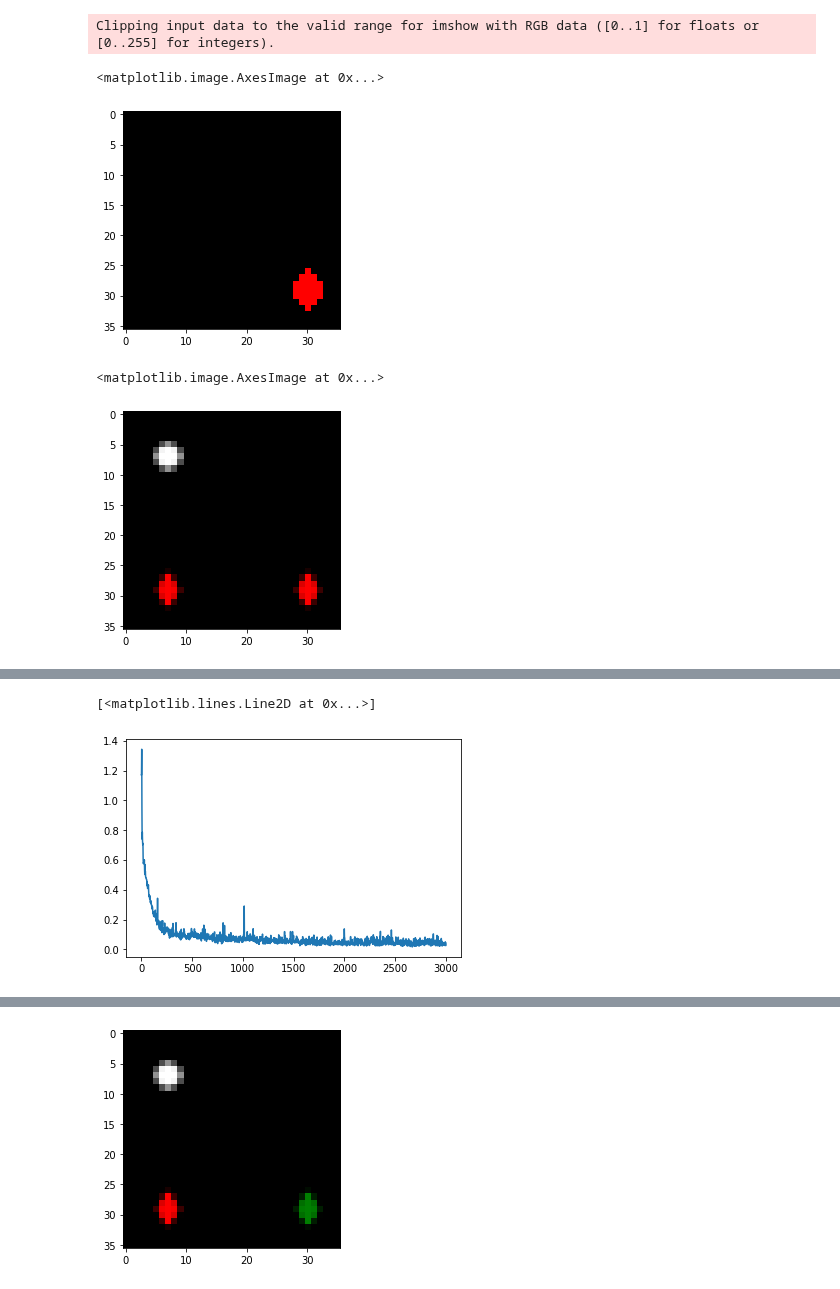
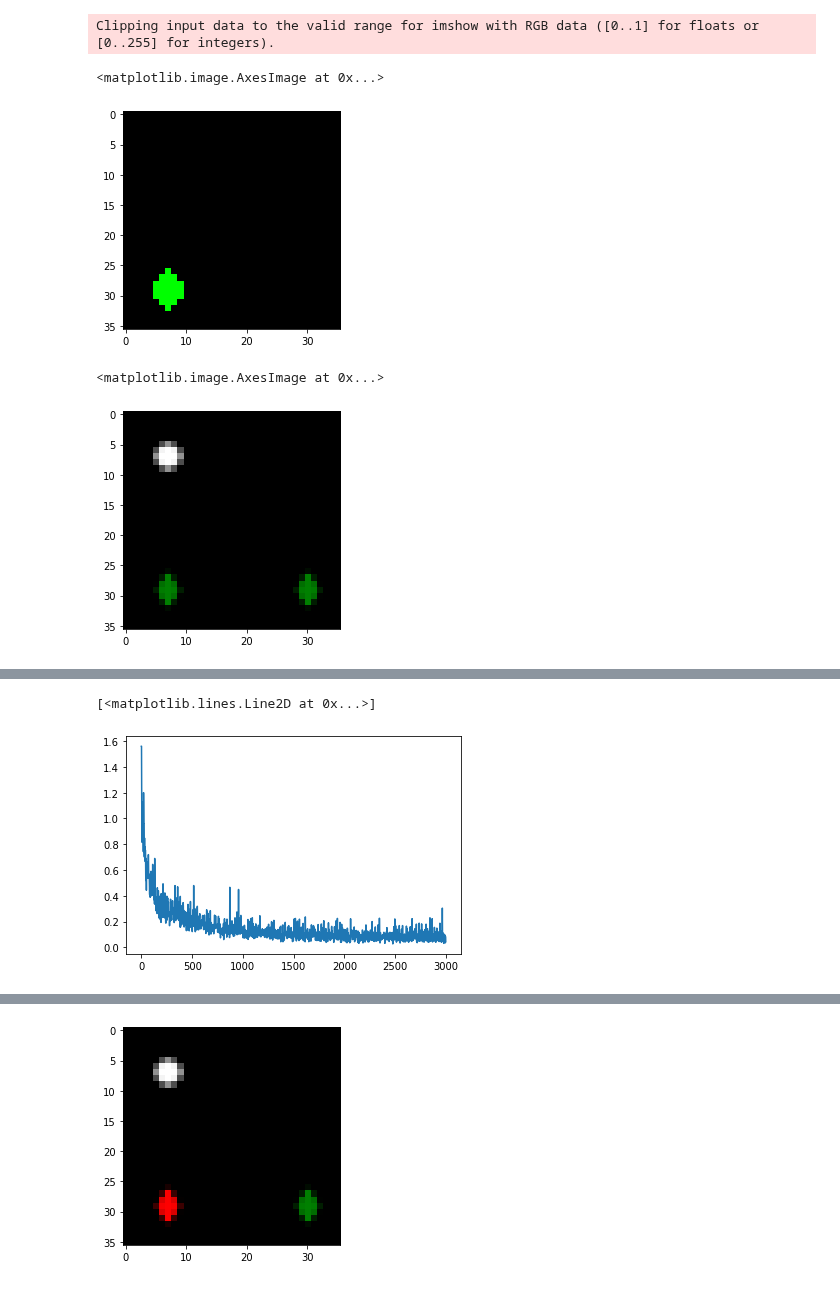
Before and after one commit to andipeng/counterfactual-adaptation, a Jupyter notebook: exps/toycomplex_lime.ipynb, the cells around one changed output, grey strips where cells are left out. Saved outputs shown, nothing was run; the diff lists cells and outputs as text; code cells hidden in the pictures.

```diff
--- a/exps/toycomplex_lime.ipynb
+++ b/exps/toycomplex_lime.ipynb
@@ -392,7 +392,7 @@ def gen_trajs(env, num_trajs=1, agent_pos=[0,1,2,3], obj_pos=[0,1,2,3], obj_colo
 # colors = RGBY
 # shapes = Xs^d (star, square, triangle, diamond)
 env = PointEnvGrid()
-trajs = gen_trajs(env, num_trajs=50, agent_pos=[0], obj_pos=[2,3], obj_colors=[0,1], obj_shapes=[3], scalar=5)
+trajs = gen_trajs(env, num_trajs=10, agent_pos=[0], obj_pos=[2,3], obj_colors=[0,1], obj_shapes=[3], scalar=5)
 # %%
 #import seaborn as sns
 step = 0
@@ -407,12 +407,12 @@ plt.imshow(final_state)
 # %% [output]
 Clipping input data to the valid range for imshow with RGB data ([0..1] for floats or [0..255] for integers).
 <matplotlib.image.AxesImage at 0x...>
-[figure, old version]
+[figure, new version]
 # %%
 plt.imshow(trajs[traj]['obs'][step])
 # %% [output]
 <matplotlib.image.AxesImage at 0x...>
-[figure, old version]
+[figure, new version]
 # %%
 num_tasks = len(trajs)
 
@@ -445,7 +445,7 @@ CNNPolicy(
 )
 # %%
 num_epochs = 1500
-batch_size = 50
+batch_size = 10
 
 criterion = nn.MSELoss()
 optimizer = optim.Adam(list(policy.parameters()))
@@ -528,6 +528,6 @@ plt.plot(losses)
 Finished Training
 [<matplotlib.lines.Line2D at 0x...>]
-[figure, old version]
+[figure, new version]
 # %%
 mask = True
 policy.eval()
```
Also changed, not shown: parts of 4 cells of this notebook, 2 other files.
